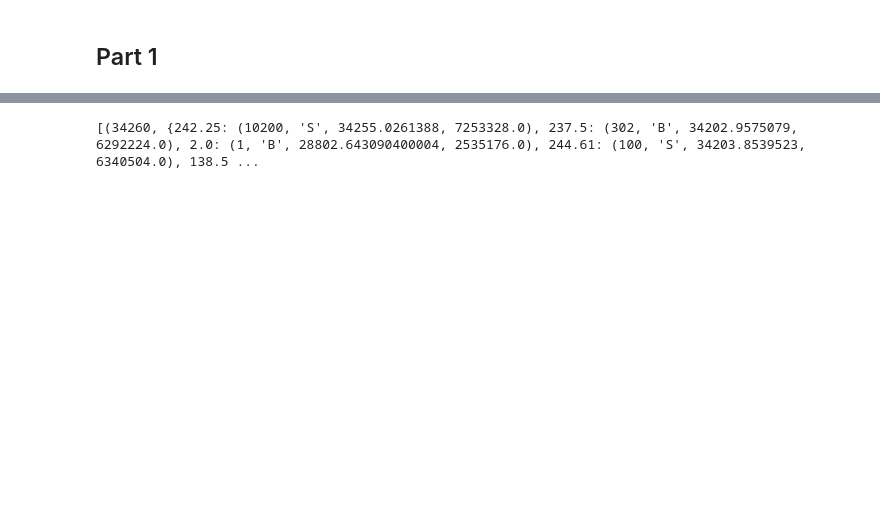
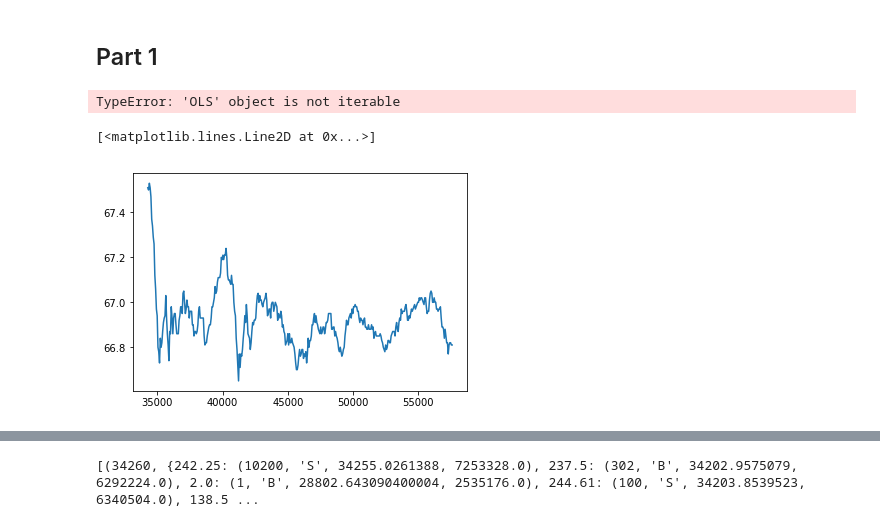
Before and after one commit to mattdbrown17/BootCamp2018, a Jupyter notebook: ProbSets/Econ/Kyle Model.ipynb, the cells around one changed output, grey strips where cells are left out. Cells and saved outputs as stored; diff of their text form; code cells hidden in the pictures; blank space fills up the shorter version.

```diff
--- a/ProbSets/Econ/Kyle Model.ipynb
+++ b/ProbSets/Econ/Kyle Model.ipynb
@@ -13,11 +18,3 @@ SPYraw = pickle.load(open('SPY.txt', 'rb'))
 THOraw = pickle.load(open('THO.txt', 'rb'))
 # %% [markdown]
 ## Part 1
-# %%
-class Orderbook:
-    '''
-    The orderbook class. Initialized with a filename
-    '''
-
-    def __init__(self, filename):
-        self.raw = pickle.load( open (filename))
@@ -33,0 +95,33 @@ THOraw
+# %%
+Testbook = Orderbook(AAPLraw[0])
+#Testbook.plot()
+gamma, beta = Testbook.estimate(Testbook.data50)
+fig = plt.subplots(figsize = (12, 7))
+Testbook.plot(lb = 78, ub = 200)
+gamma, beta
+Testbook.data
+# %% [output]
+TypeError: 'OLS' object is not iterable
+# %%
+class Assetday():
+    '''
+    This class is initialized with a raw data dictionary from the NASDAQ ITCH files,
+    cleans the data into individual data-frames and is equipped with some nice plotting
+    methods which span the whole day.
+    '''
+
+    def __init__(self, rawdata):
+        #Initialize attributes
+        self.price = []
+        self.times = []
+        for i in range(len(rawdata)):
+            book = Orderbook(rawdata[i])
+            self.price.append(book.Pmkt)
+            self.times.append(book.time)
+# %%
+SPYAD = Assetday(Craw)
+# %%
+plt.plot(SPYAD.times, SPYAD.price)
+# %% [output]
+[<matplotlib.lines.Line2D at 0x...>]
+[figure, added]
```
Also changed, not shown: parts of 9 cells of this notebook, 5 other files.
